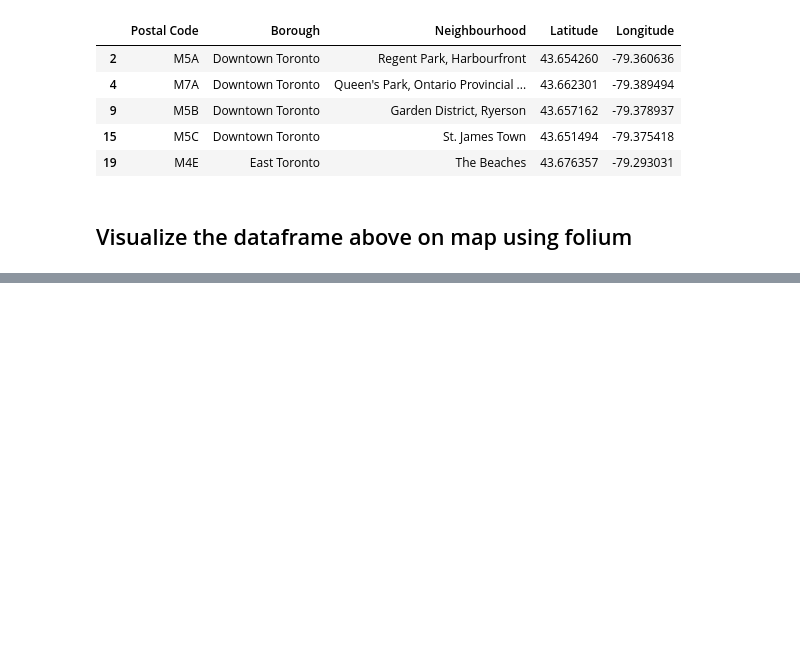
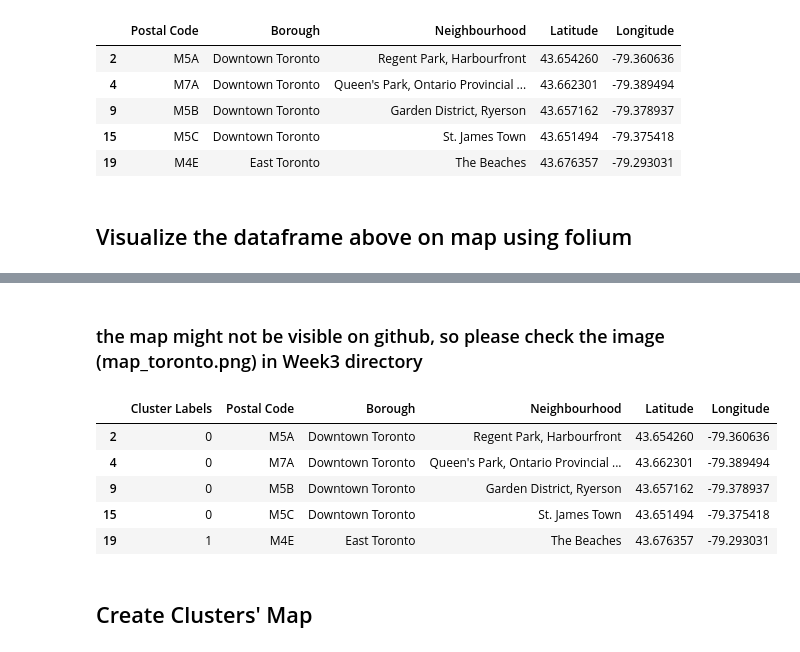
Before and after one commit to hisa13/Coursera_Capstone, a Jupyter notebook: Week3/week3_assignment.ipynb, the cells around one changed output, grey strips where cells are left out. Cells and saved outputs as stored; diff of their text form; code cells hidden in the pictures; blank space fills up the shorter version.

```diff
--- a/Week3/week3_assignment.ipynb
+++ b/Week3/week3_assignment.ipynb
@@ -134,3 +136,22 @@ for lat, lng, borough, neighborhood in zip(df4['Latitude'], df4['Longitude'], df
 map_toronto
 # %% [output]
 [interactive output not drawn]
+# %% [markdown]
+### the map might not be visible on github, so please check the image (map_toronto.png) in Week3 directory
+# %%
+k = 5
+toronto_clusters = df4.drop(['Postal Code', 'Borough', 'Neighbourhood'], 1)
+kmeans = KMeans(n_clusters=k, random_state=0).fit(toronto_clusters)
+kmeans.labels_
+df4.insert(0, 'Cluster Labels', kmeans.labels_)
+
+df4.head()
+# %% [output]
+|  | Cluster Labels | Postal Code | Borough | Neighbourhood | Latitude | Longitude |
+| 2 | 0 | M5A | Downtown Toronto | Regent Park, Harbourfront | 43.654260 | -79.360636 |
+| 4 | 0 | M7A | Downtown Toronto | Queen's Park, Ontario Provincial ... | 43.662301 | -79.389494 |
+| 9 | 0 | M5B | Downtown Toronto | Garden District, Ryerson | 43.657162 | -79.378937 |
+| 15 | 0 | M5C | Downtown Toronto | St. James Town | 43.651494 | -79.375418 |
+| 19 | 1 | M4E | East Toronto | The Beaches | 43.676357 | -79.293031 |
+# %% [markdown]
+## Create Clusters' Map
```
Also changed, not shown: parts of 3 cells of this notebook, 2 other files.
